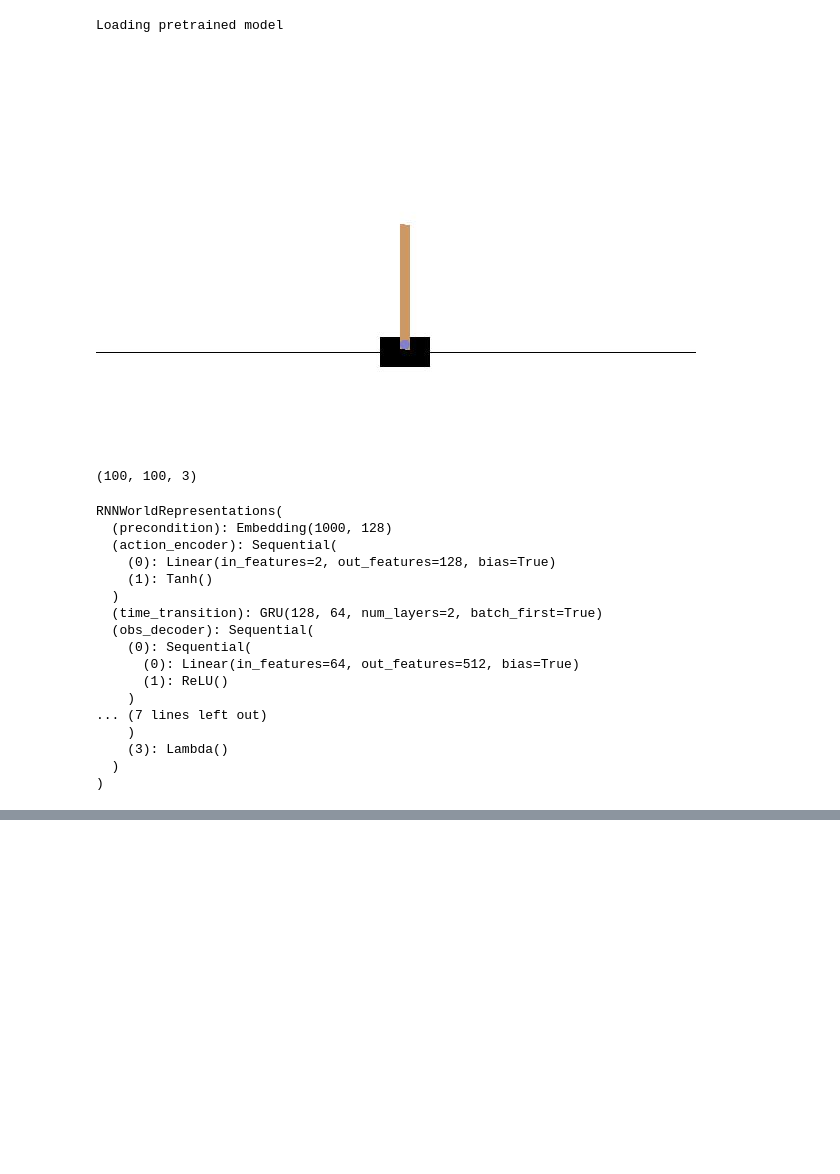
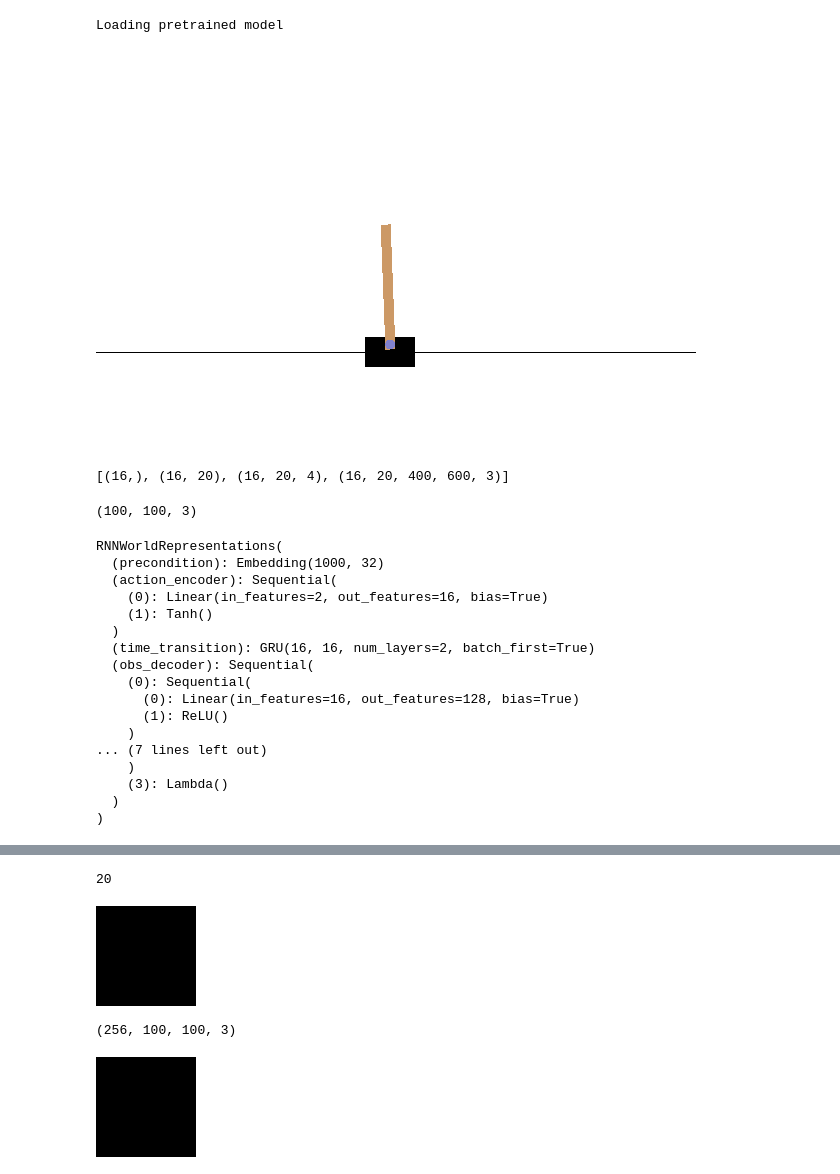
Before and after one commit to ichko/differentiable-simulation, a Jupyter notebook: notebooks/08-the-last-world-model.ipynb, the cells around one changed output, grey strips where cells are left out. Cells and saved outputs as stored; diff of their text form; code cells hidden in the pictures; blank space fills up the shorter version.

Commit message:
Animate imagined rollouts

```diff
--- a/notebooks/08-the-last-world-model.ipynb
+++ b/notebooks/08-the-last-world-model.ipynb
@@ -85,9 +85,9 @@ else:
 # %% [output]
 Loading pretrained model
 # %%
-utils.i_python_display_frames(frames_generator=utils.play_env(env, dqn, duration=100), fps=60)
+utils.i_python_display_frames(frames_generator=utils.play_env(env, dqn, duration=200), fps=60)
 # %% [output]
-[figure, old version]
+[figure, new version]
 # %%
 def randomly_good_agent(obs):
     if np.random.uniform() < 0.5:
@@ -96,7 +96,7 @@ def randomly_good_agent(obs):
         return dqn(obs)
 # %%
 # def render_rollout():
-#     gen = utils.rollout_generator(env, agent=randomly_good_agent, bs=16, max_seq_len=20, buffer_size=50, frame_size=(100, 100))
+#     gen = utils.RolloutGenerator()(env, agent=randomly_good_agent, bs=16, max_seq_len=20, buffer_size=50, frame_size=(100, 100))
 #     i = 100
 
 #     for ep_id, actions, observations, renders_batch in gen:
@@ -109,28 +109,33 @@ def randomly_good_agent(obs):
 
 # utils.i_python_display_frames(render_rollout(), fps=30)
 
-# g = utils.rollout_generator(env, agent=randomly_good_agent, bs=16, max_seq_len=20, buffer_size=50)
-# batch = next(g)
-# [b.shape for b in batch]
+g = utils.RolloutGenerator(env, agent=randomly_good_agent, bs=16, max_seq_len=20, buffer_size=50)
+batch = next(g)
+[b.shape for b in batch]
+# %% [output]
+[(16,), (16, 20), (16, 20, 4), (16, 20, 400, 600, 3)]
 # %%
 num_rollouts = 1000
+seq_len = 256
 frame_size = (100, 100)
 num_actions = env.action_space.n
 
-world_model = utils.RNNWorldRepresentations((*frame_size, 3), num_actions, num_rollouts)
+world_model = utils.RNNWorldRepresentations((*frame_size, 3), num_actions, seq_len, num_rollouts)
+world_model.make_persisted('./.models/world_model.pkl')
+world_model.load_persisted_if_exists()
 world_model
 # %% [output]
 (100, 100, 3)
 RNNWorldRepresentations(
-  (precondition): Embedding(1000, 128)
+  (precondition): Embedding(1000, 32)
   (action_encoder): Sequential(
-    (0): Linear(in_features=2, out_features=128, bias=True)
+    (0): Linear(in_features=2, out_features=16, bias=True)
     (1): Tanh()
   )
-  (time_transition): GRU(128, 64, num_layers=2, batch_first=True)
+  (time_transition): GRU(16, 16, num_layers=2, batch_first=True)
   (obs_decoder): Sequential(
     (0): Sequential(
-      (0): Linear(in_features=64, out_features=512, bias=True)
+      (0): Linear(in_features=16, out_features=128, bias=True)
       (1): ReLU()
     )
 ... (7 lines left out)
@@ -177,0 +184,18 @@ for i in tr:
+# %%
+len(training_generator.buffer)
+# %% [output]
+20
+# %%
+ep_id, actions, observations, frames = training_generator.buffer[12]
+utils.i_python_display_frames(frames_generator=frames, fps=60)
+# %% [output]
+[figure, added]
+# %%
+pred_frames = world_model([ep_id], [utils.one_hot(actions.astype(np.int32))]).detach().cpu().numpy()[0]
+pred_frames.shape
+# %% [output]
+(256, 100, 100, 3)
+# %%
+utils.i_python_display_frames(frames_generator=pred_frames, fps=60)
+# %% [output]
+[figure, added]
```
Also changed, not shown: parts of 5 cells of this notebook, 1 other file.
